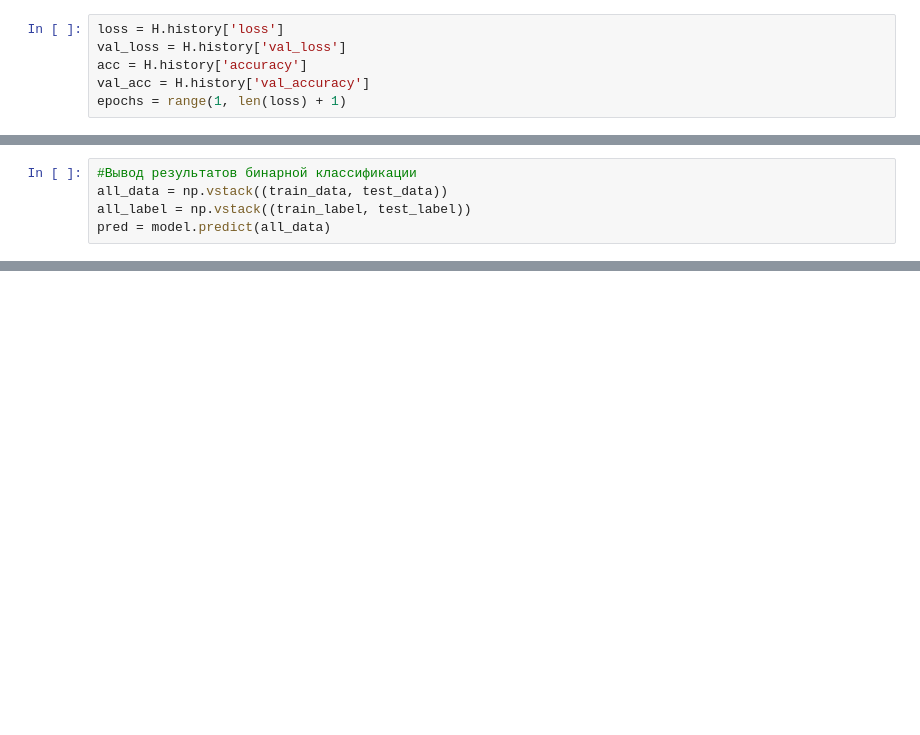
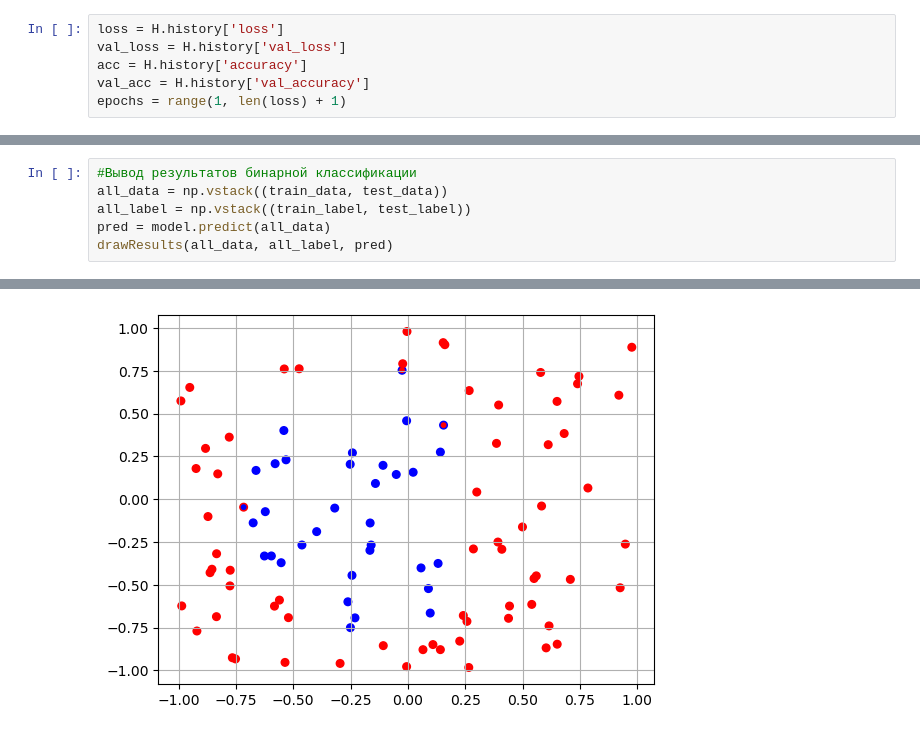
Before and after one commit to AlexanderVitMor/AI_systems, a Jupyter notebook: Practice_PAIS/practice_2.ipynb, the cells around one changed output, grey strips where cells are left out. Saved outputs shown, nothing was run; the diff lists cells and outputs as text; blank space fills up the shorter version.

```diff
--- a/Practice_PAIS/practice_2.ipynb
+++ b/Practice_PAIS/practice_2.ipynb
@@ -99,4 +116,5 @@ print(results)
 all_data = np.vstack((train_data, test_data))
 all_label = np.vstack((train_label, test_label))
 pred = model.predict(all_data)
+drawResults(all_data, all_label, pred)
 # %% [output]
@@ -103,0 +122 @@ pred = model.predict(all_data)
+[figure, added]
```
Also changed, not shown: parts of 12 cells of this notebook.
